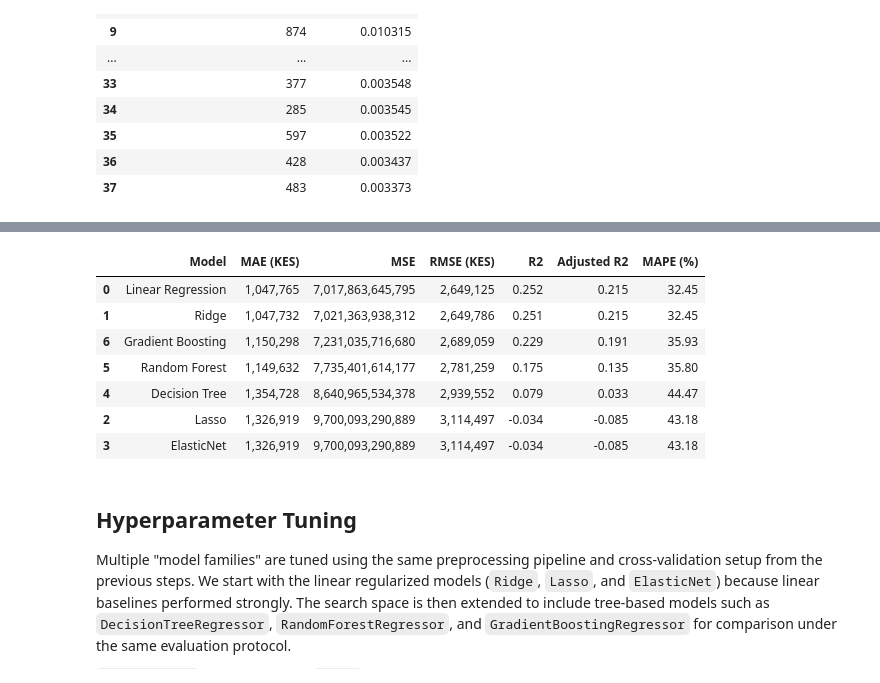
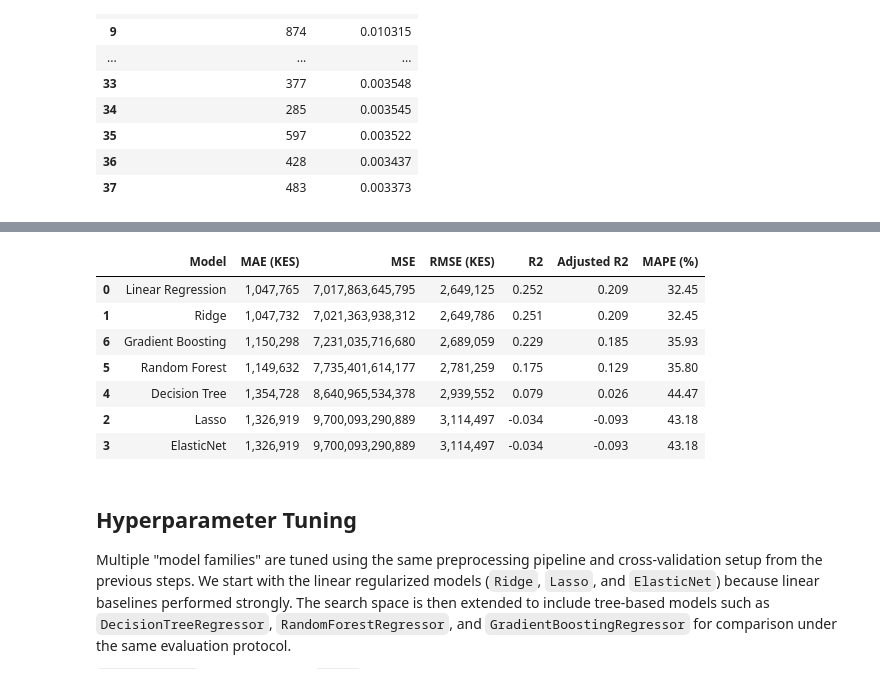
Before and after one commit to course-files/RegressionAndClassification, a Jupyter notebook: 1_regression.ipynb, the cells around one changed output, grey strips where cells are left out. Cells and saved outputs as stored; diff of their text form; code cells hidden in the pictures.

```diff
--- a/1_regression.ipynb
+++ b/1_regression.ipynb
@@ -1494,43 +1504,43 @@ def adjusted_r2(r2, n, p):
 
 def mean_absolute_percentage_error(y_true, y_pred):
     return np.mean(np.abs((y_true - y_pred) / y_true)) * 100
 
 evaluation_results = []
 
 for name, model in models.items():
     pipeline = Pipeline(steps=[("preprocessor", preprocessor), ("model", model)])
-    pipeline.fit(X_train_corr, y_train_log)
+    pipeline.fit(X_train_corr_vif_rfe_lasso, y_train_log)
 
-    y_pred_log = pipeline.predict(X_test_corr)
+    y_pred_log = pipeline.predict(X_test)
     y_pred = np.expm1(y_pred_log)
     y_true = y_test.values
 
     mae = mean_absolute_error(y_true, y_pred)
     mse = mean_squared_error(y_true, y_pred)
     rmse = np.sqrt(mse)
     r2 = r2_score(y_true, y_pred)
-    adj_r2 = adjusted_r2(r2, len(y_true), X_test_corr.shape[1])
+    adj_r2 = adjusted_r2(r2, len(y_true), X_test.shape[1])
     mape = mean_absolute_percentage_error(y_true, y_pred)
 
     evaluation_results.append({
         "Model": name, "MAE (KES)": mae, "MSE": mse, "RMSE (KES)": rmse,
         "R2": r2, "Adjusted R2": adj_r2, "MAPE (%)": mape
     })
 
 evaluation_df = pd.DataFrame(evaluation_results).sort_values("RMSE (KES)")
 evaluation_df.style.format({
     "MAE (KES)": "{:,.0f}", "MSE": "{:,.0f}", "RMSE (KES)": "{:,.0f}",
     "R2": "{:.3f}", "Adjusted R2": "{:.3f}", "MAPE (%)": "{:.2f}"
 })
 # %% [output]
 |  | Model | MAE (KES) | MSE | RMSE (KES) | R2 | Adjusted R2 | MAPE (%) |
-| 0 | Linear Regression | 1,047,765 | 7,017,863,645,795 | 2,649,125 | 0.252 | 0.215 | 32.45 |
-| 1 | Ridge | 1,047,732 | 7,021,363,938,312 | 2,649,786 | 0.251 | 0.215 | 32.45 |
-| 6 | Gradient Boosting | 1,150,298 | 7,231,035,716,680 | 2,689,059 | 0.229 | 0.191 | 35.93 |
-| 5 | Random Forest | 1,149,632 | 7,735,401,614,177 | 2,781,259 | 0.175 | 0.135 | 35.80 |
-| 4 | Decision Tree | 1,354,728 | 8,640,965,534,378 | 2,939,552 | 0.079 | 0.033 | 44.47 |
-| 2 | Lasso | 1,326,919 | 9,700,093,290,889 | 3,114,497 | -0.034 | -0.085 | 43.18 |
-| 3 | ElasticNet | 1,326,919 | 9,700,093,290,889 | 3,114,497 | -0.034 | -0.085 | 43.18 |
+| 0 | Linear Regression | 1,047,765 | 7,017,863,645,795 | 2,649,125 | 0.252 | 0.209 | 32.45 |
+| 1 | Ridge | 1,047,732 | 7,021,363,938,312 | 2,649,786 | 0.251 | 0.209 | 32.45 |
+| 6 | Gradient Boosting | 1,150,298 | 7,231,035,716,680 | 2,689,059 | 0.229 | 0.185 | 35.93 |
+| 5 | Random Forest | 1,149,632 | 7,735,401,614,177 | 2,781,259 | 0.175 | 0.129 | 35.80 |
+| 4 | Decision Tree | 1,354,728 | 8,640,965,534,378 | 2,939,552 | 0.079 | 0.026 | 44.47 |
+| 2 | Lasso | 1,326,919 | 9,700,093,290,889 | 3,114,497 | -0.034 | -0.093 | 43.18 |
+| 3 | ElasticNet | 1,326,919 | 9,700,093,290,889 | 3,114,497 | -0.034 | -0.093 | 43.18 |
 # %% [markdown]
 ## Hyperparameter Tuning
 
```
Also changed, not shown: parts of 18 cells of this notebook.
